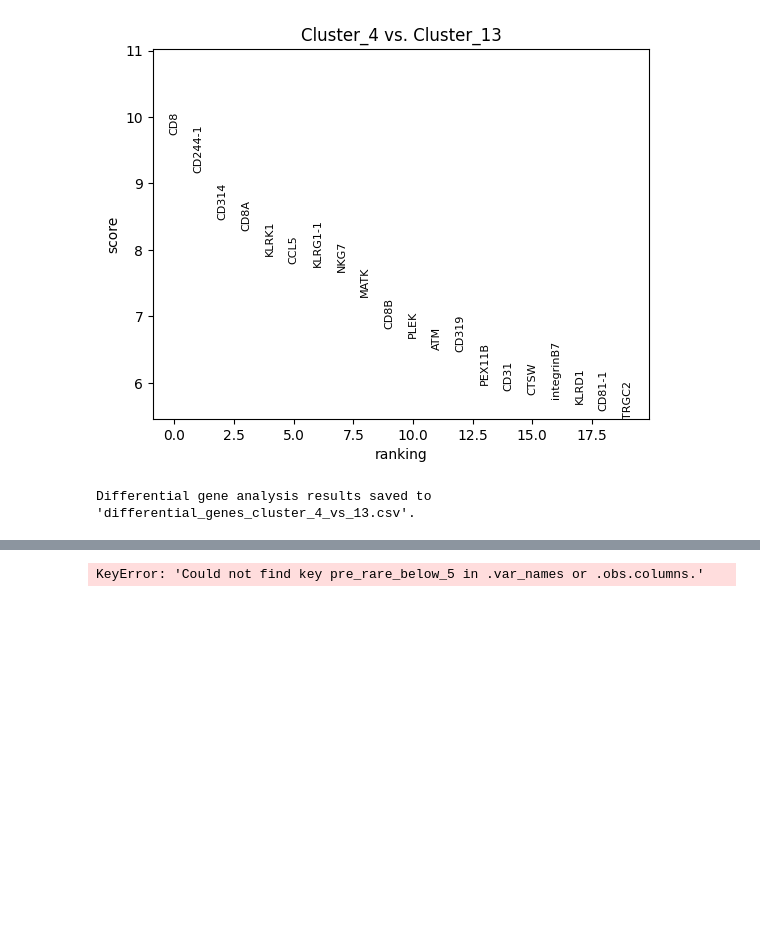
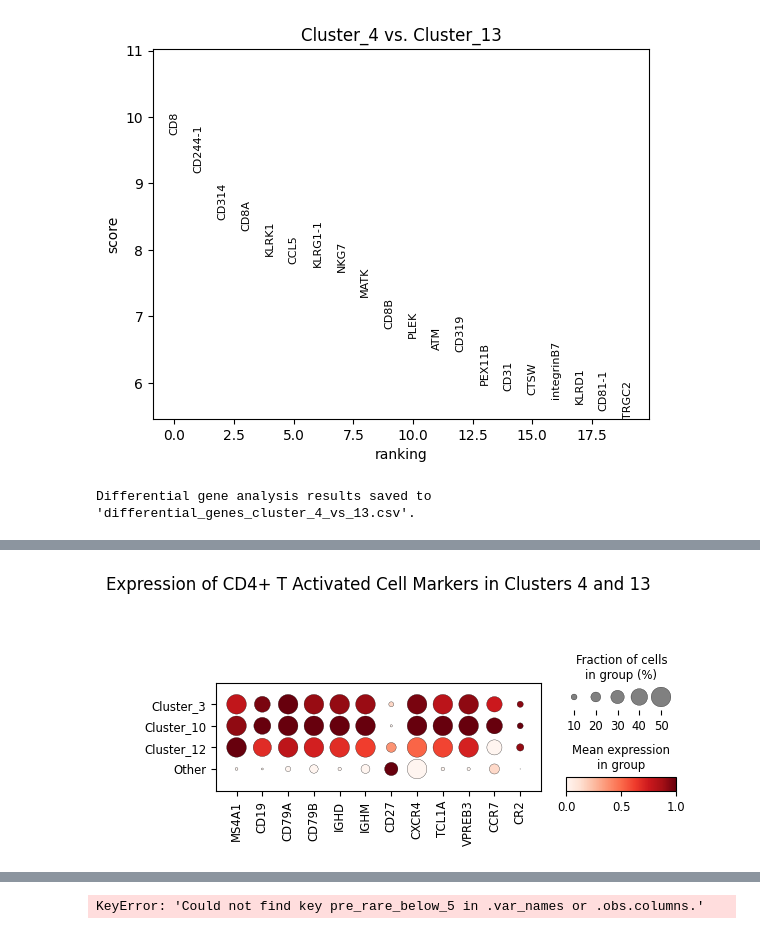
Before and after one commit to StickTaTa/ScFormer, a Jupyter notebook: Tutorial/26_pbmc_sample_result.ipynb, the cells around one changed output, grey strips where cells are left out. Saved outputs shown, nothing was run; the diff lists cells and outputs as text; code cells hidden in the pictures; blank space fills up the shorter version.

```diff
--- a/Tutorial/26_pbmc_sample_result.ipynb
+++ b/Tutorial/26_pbmc_sample_result.ipynb
@@ -160 +159,49 @@ WARNING: saving figure to file figures/dotplot_.pdf
 [figure]
+# %%
+import scanpy as sc
+
+# 确保目标簇已标注
+target_clusters = [3, 10, 12]
+adata.obs['Cluster'] = adata.obs['pre'].apply(
+    lambda x: f"Cluster_{x}" if x in target_clusters else 'Other'
+)
+
+# 定义 Marker 基因列表
+markers = [
+    # B细胞核心标志
+    "MS4A1",  # CD20
+    "CD19",  # 泛B细胞标志
+    "CD79A",  # BCR复合物
+    "CD79B",  # BCR复合物
+
+    # Naïve B细胞标志
+    "IGHD",  # IgD高表达
+    "IGHM",  # IgM高表达
+    "CD27",  # Naïve B细胞CD27低表达
+    "CXCR4",  # 趋化因子受体，Naïve B细胞中高表达
+
+    # 其他Naïve状态相关
+    "TCL1A",  # 调控B细胞成熟和活化
+    "VPREB3",  # 与B细胞分化相关
+    "CCR7",  # 向淋巴结迁移的趋化因子受体
+    "CR2"  # CD21，与补体系统相关
+]
+
+# 确保基因在数据集中
+available_markers = [gene for gene in markers if gene in adata.var_names]
+missing_markers = set(markers) - set(available_markers)
+
+if missing_markers:
+    print(f"Warning: The following marker genes are not found in the dataset: {missing_markers}")
+
+# 绘制 Dot Plot
+sc.pl.dotplot(
+    adata,
+    var_names=available_markers,
+    groupby='Cluster',
+    dot_max=0.5,  # 可调整点的大小比例
+    standard_scale='var',  # 基因标准化显示
+    title="Expression of CD4+ T Activated Cell Markers in Clusters 4 and 13",
+    save=True
+)
+# %% [output]
@@ -160,0 +209 @@ WARNING: saving figure to file figures/dotplot_.pdf
+[figure, added]
```
Also changed, not shown: parts of 8 cells of this notebook, 2 other files.
